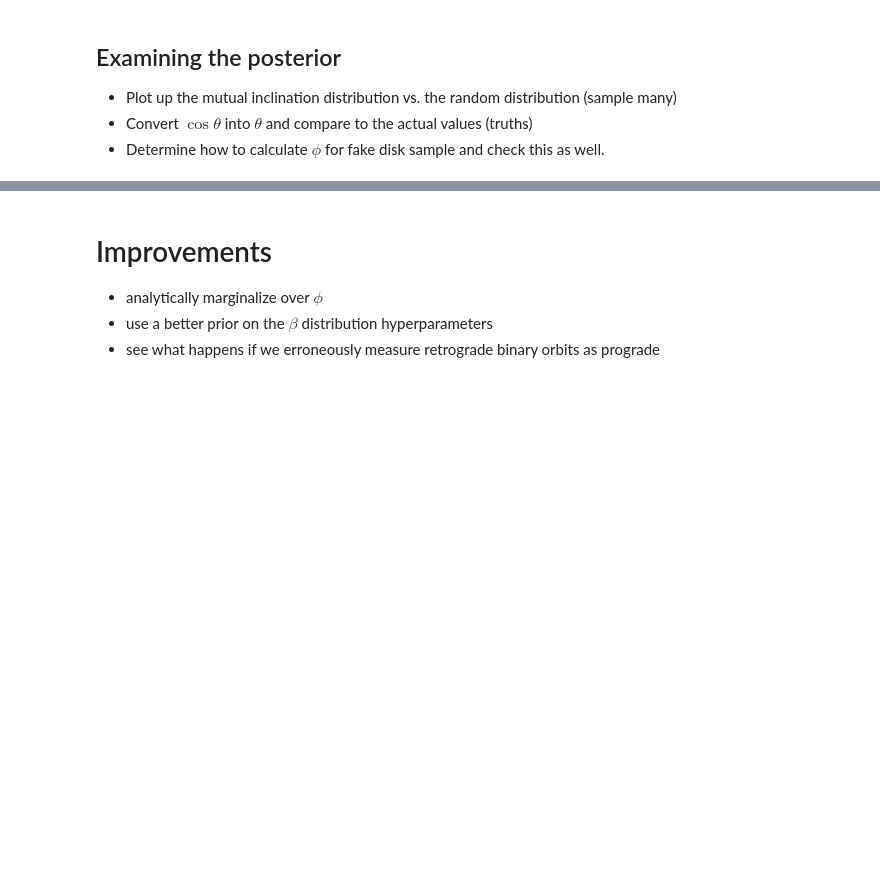
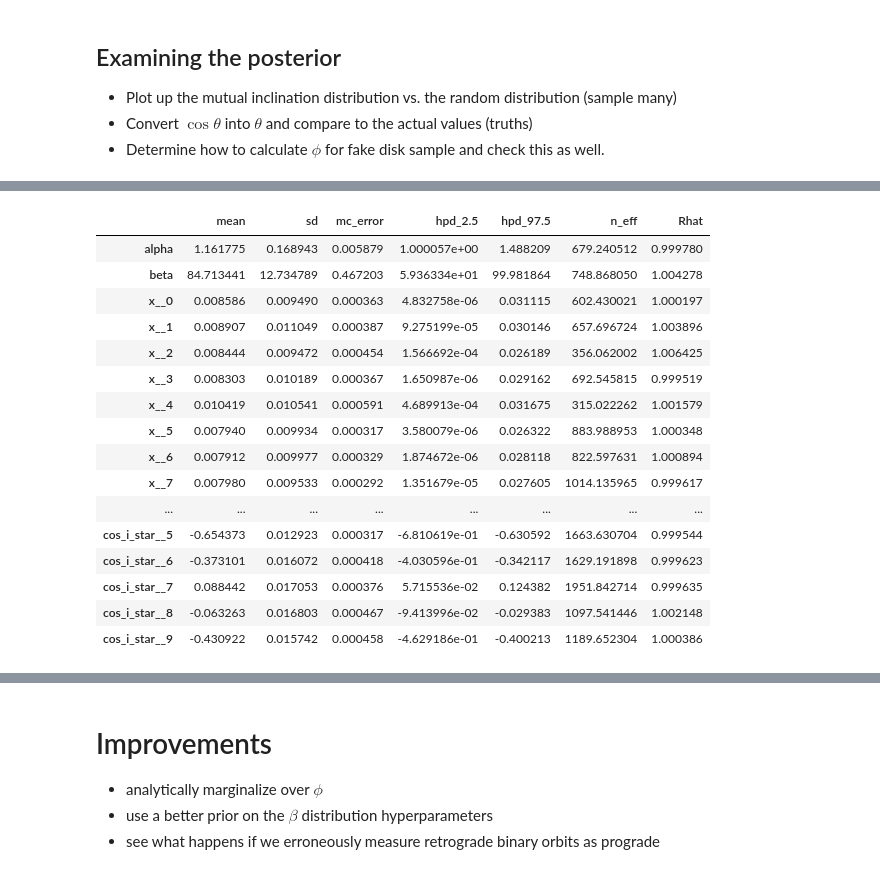
Before and after one commit to iancze/hierarchical-mutual-inclinations, a Jupyter notebook: MutualInclinations.ipynb, the cells around one changed output, grey strips where cells are left out. Drawn from its saved outputs; the diff is of its cells as text; code cells hidden in the pictures; blank space fills up the shorter version.

```diff
--- a/MutualInclinations.ipynb
+++ b/MutualInclinations.ipynb
@@ -737,0 +796,20 @@ The `ymin` argument was deprecated in Matplotlib 3.0 and will be removed in 3.2.
+# %%
+pm.summary(low_trace)
+# %% [output]
+|  | mean | sd | mc_error | hpd_2.5 | hpd_97.5 | n_eff | Rhat |
+| alpha | 1.161775 | 0.168943 | 0.005879 | 1.000057e+00 | 1.488209 | 679.240512 | 0.999780 |
+| beta | 84.713441 | 12.734789 | 0.467203 | 5.936334e+01 | 99.981864 | 748.868050 | 1.004278 |
+| x__0 | 0.008586 | 0.009490 | 0.000363 | 4.832758e-06 | 0.031115 | 602.430021 | 1.000197 |
+| x__1 | 0.008907 | 0.011049 | 0.000387 | 9.275199e-05 | 0.030146 | 657.696724 | 1.003896 |
+| x__2 | 0.008444 | 0.009472 | 0.000454 | 1.566692e-04 | 0.026189 | 356.062002 | 1.006425 |
+| x__3 | 0.008303 | 0.010189 | 0.000367 | 1.650987e-06 | 0.029162 | 692.545815 | 0.999519 |
+| x__4 | 0.010419 | 0.010541 | 0.000591 | 4.689913e-04 | 0.031675 | 315.022262 | 1.001579 |
+| x__5 | 0.007940 | 0.009934 | 0.000317 | 3.580079e-06 | 0.026322 | 883.988953 | 1.000348 |
+| x__6 | 0.007912 | 0.009977 | 0.000329 | 1.874672e-06 | 0.028118 | 822.597631 | 1.000894 |
+| x__7 | 0.007980 | 0.009533 | 0.000292 | 1.351679e-05 | 0.027605 | 1014.135965 | 0.999617 |
+| ... | ... | ... | ... | ... | ... | ... | ... |
+| cos_i_star__5 | -0.654373 | 0.012923 | 0.000317 | -6.810619e-01 | -0.630592 | 1663.630704 | 0.999544 |
+| cos_i_star__6 | -0.373101 | 0.016072 | 0.000418 | -4.030596e-01 | -0.342117 | 1629.191898 | 0.999623 |
+| cos_i_star__7 | 0.088442 | 0.017053 | 0.000376 | 5.715536e-02 | 0.124382 | 1951.842714 | 0.999635 |
+| cos_i_star__8 | -0.063263 | 0.016803 | 0.000467 | -9.413996e-02 | -0.029383 | 1097.541446 | 1.002148 |
+| cos_i_star__9 | -0.430922 | 0.015742 | 0.000458 | -4.629186e-01 | -0.400213 | 1189.652304 | 1.000386 |
```
Also changed, not shown: parts of 8 cells of this notebook.
